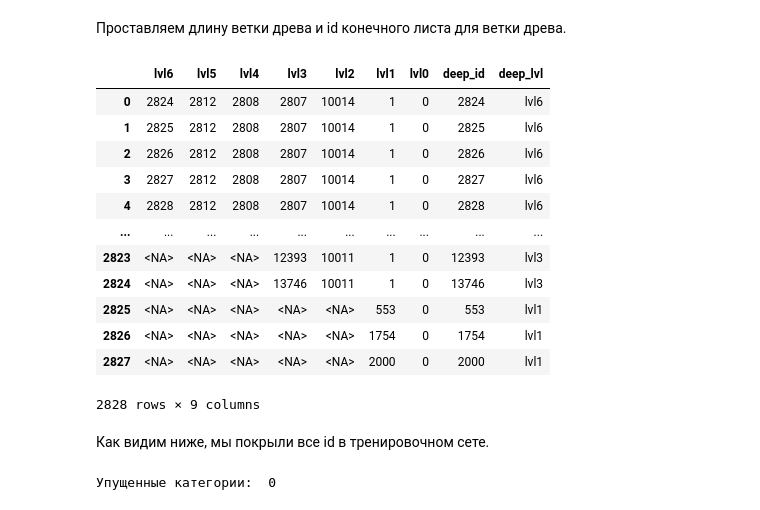
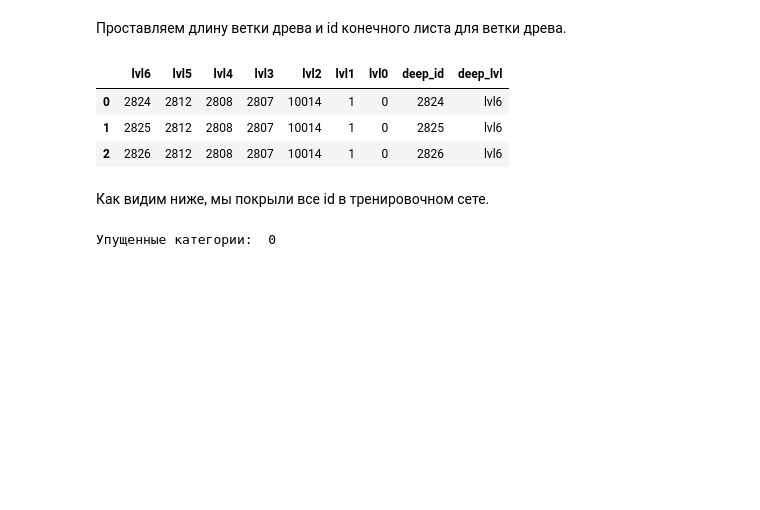
Before and after one commit to akuznetsovsp/good-s_category_prediction_for_online_shopping_platform, a Jupyter notebook: solution.ipynb, the cells around one changed output. Drawn from its saved outputs; the diff is of its cells as text; code cells hidden in the pictures; blank space fills up the shorter version.

```diff
--- a/solution.ipynb
+++ b/solution.ipynb
@@ -150,22 +136,13 @@ cat_merged
 # %%
 cat_merged = cat_merged.astype('Int64')
 cat_merged['deep_id'] = cat_merged.fillna(method='bfill', axis=1).iloc[:, 0]
 cat_merged['deep_lvl'] = cat_merged.apply(pd.Series.first_valid_index, axis=1)
-cat_merged
+cat_merged.head(3)
 # %% [output]
 |  | lvl6 | lvl5 | lvl4 | lvl3 | lvl2 | lvl1 | lvl0 | deep_id | deep_lvl |
 | 0 | 2824 | 2812 | 2808 | 2807 | 10014 | 1 | 0 | 2824 | lvl6 |
 | 1 | 2825 | 2812 | 2808 | 2807 | 10014 | 1 | 0 | 2825 | lvl6 |
 | 2 | 2826 | 2812 | 2808 | 2807 | 10014 | 1 | 0 | 2826 | lvl6 |
-| 3 | 2827 | 2812 | 2808 | 2807 | 10014 | 1 | 0 | 2827 | lvl6 |
-| 4 | 2828 | 2812 | 2808 | 2807 | 10014 | 1 | 0 | 2828 | lvl6 |
-| ... | ... | ... | ... | ... | ... | ... | ... | ... | ... |
-| 2823 | <NA> | <NA> | <NA> | 12393 | 10011 | 1 | 0 | 12393 | lvl3 |
-| 2824 | <NA> | <NA> | <NA> | 13746 | 10011 | 1 | 0 | 13746 | lvl3 |
-| 2825 | <NA> | <NA> | <NA> | <NA> | <NA> | 553 | 0 | 553 | lvl1 |
-| 2826 | <NA> | <NA> | <NA> | <NA> | <NA> | 1754 | 0 | 1754 | lvl1 |
-| 2827 | <NA> | <NA> | <NA> | <NA> | <NA> | 2000 | 0 | 2000 | lvl1 |
-2828 rows × 9 columns
 # %% [markdown]
 Как видим ниже, мы покрыли все id в тренировочном сете.
 # %%
```
Also changed, not shown: parts of 19 cells of this notebook, 2 other files.
